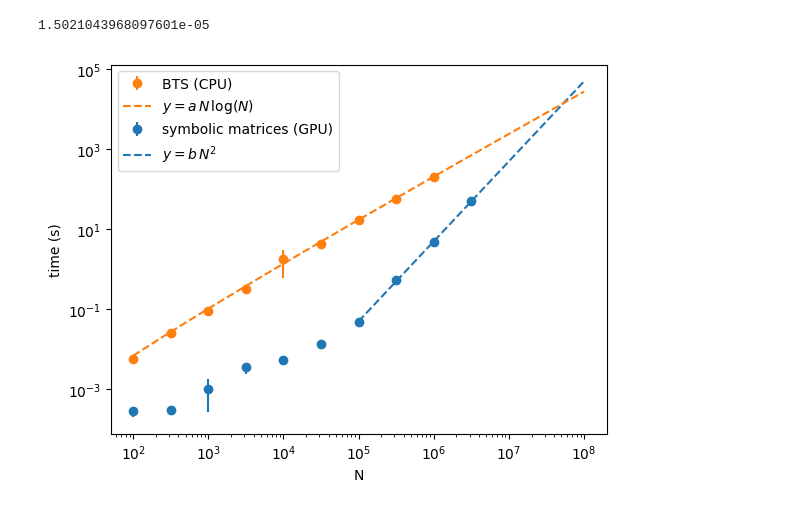
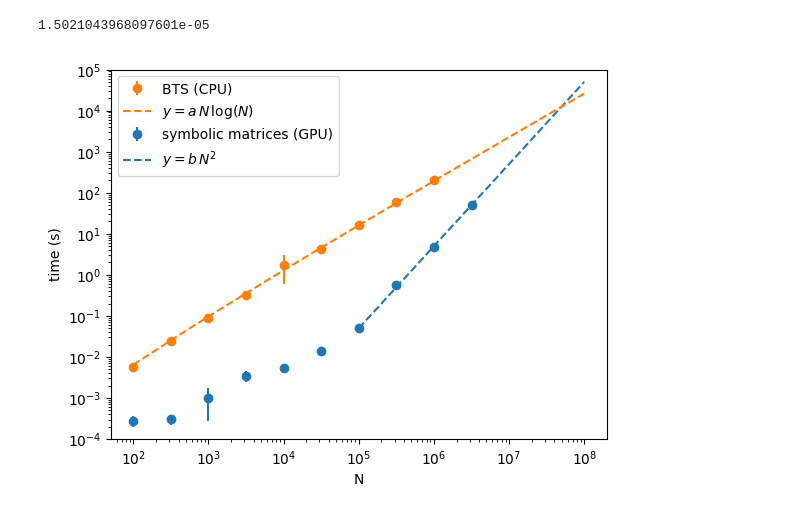
Before and after one commit to JonasDeSchouwer/EfficientSparseAttention, a Jupyter notebook: plotting.ipynb, the cells around one changed output. Drawn from its saved outputs; the diff is of its cells as text; code cells hidden in the pictures.

```diff
--- a/plotting.ipynb
+++ b/plotting.ipynb
@@ -337,32 +336,33 @@ plt.show()
 sqrt10 = math.sqrt(10)
 Ns = [1e2, sqrt10*1e2, 1e3, sqrt10*1e3, 1e4, sqrt10*1e4, 1e5, sqrt10*1e5, 1e6, sqrt10*1e6, 1e7, sqrt10*1e7, 1e8]
 Ns = [int(N) for N in Ns]
 
 sym_kq3_means = [0.00028395652770996094, 0.0003048419952392578, 0.0010281085968017578, 0.0035334110260009767, 0.0052872180938720705, 0.013873910903930664, 0.049400711059570314, 0.5506092548370362, 4.8736546516418455, 50.1094003200531]
 sym_kq3_stds = [8.489675506589988e-05, 7.94563816789589e-05, 0.0007555631161875882, 0.001061183859240136, 0.001132547985308477, 0.002221671083495554, 0.0026739823484985556, 0.02616055401073926, 0.1238205769422369, 1.853274044126943]
 
 cpp_kq3_means = [0.005819797515869141, 0.02500319480895996, 0.08819355964660644, 0.3226898193359375, 1.785881805419922, 4.355342102050781, 16.72867579460144, 58.301800441741946, 207.52339153289796]
 cpp_kq3_stds = [0.0005436386542092856, 0.0013662773997036293, 0.0024549303970329947, 0.012476227515685705, 1.1895300519776781, 0.1516088748298022, 1.788928071840642, 1.8748678345748209, 8.11425699061844]
 
 def cpp_extrapolation(x):
-    return 1.5e-5 * x *np.log(x)
+    return 1.4e-5 * x *np.log(x)
 
 def sym_extrapolation(x):
     return 5*(x/1e6)**2
 
 fig = plt.figure()
 sym_bar = plt.errorbar(Ns[:len(sym_kq3_means)], sym_kq3_means, yerr=sym_kq3_stds, label="symbolic matrices (gpu)", fmt='o', color='C0')
 cpp_bar = plt.errorbar(Ns[:len(cpp_kq3_means)], cpp_kq3_means, yerr=cpp_kq3_stds, label="BTS (CPU)", fmt='o', color='C1')
 sym_line = plt.plot(Ns[6:], sym_extrapolation(np.array(Ns[6:])), label=f"$y=a\,N^2$", linestyle='--', color='C0')[0]
 cpp_line = plt.plot(Ns, cpp_extrapolation(np.array(Ns)), label=f"$y=a\,N\,\log(N)$", linestyle='--', color='C1')[0]
 plt.legend(
     [cpp_bar, cpp_line, sym_bar, sym_line],
     ['BTS (CPU)', "$y=a\,N\,\log(N)$", 'symbolic matrices (GPU)', "$y=b\,N^2$"]
 )
 plt.ylabel('time (s)')
 plt.xlabel('N')
+plt.ylim(1e-4,1e5)
 plt.xscale('log')
 plt.yscale('log')
 plt.show()
 # %% [output]
-[figure, old version]
+[figure, new version]
```
Also changed, not shown: parts of 6 cells of this notebook, 4 other files.
